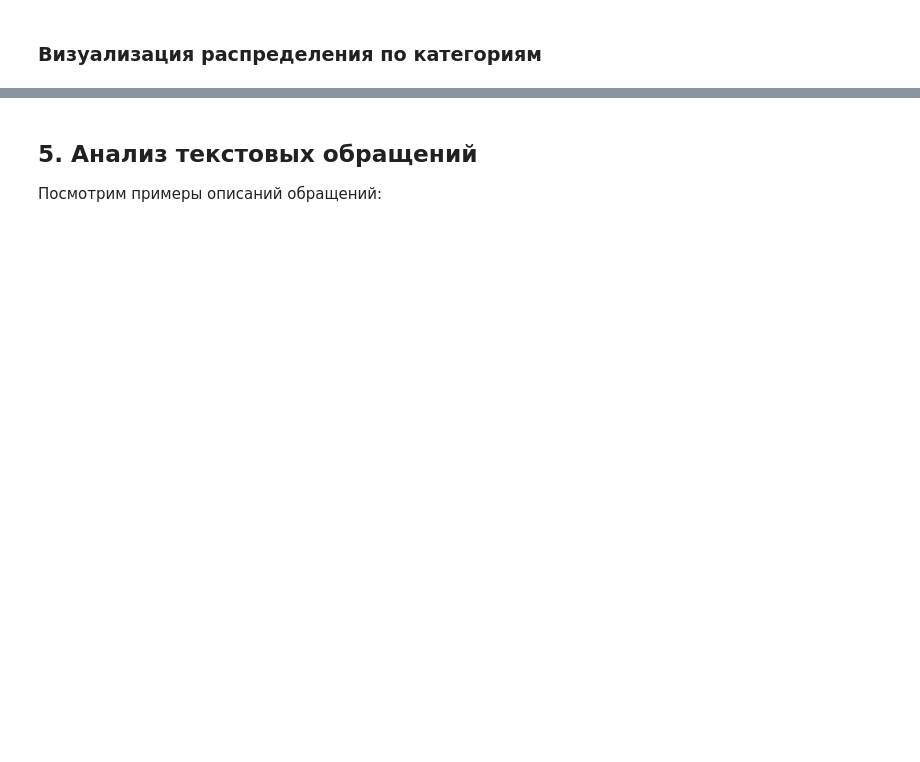
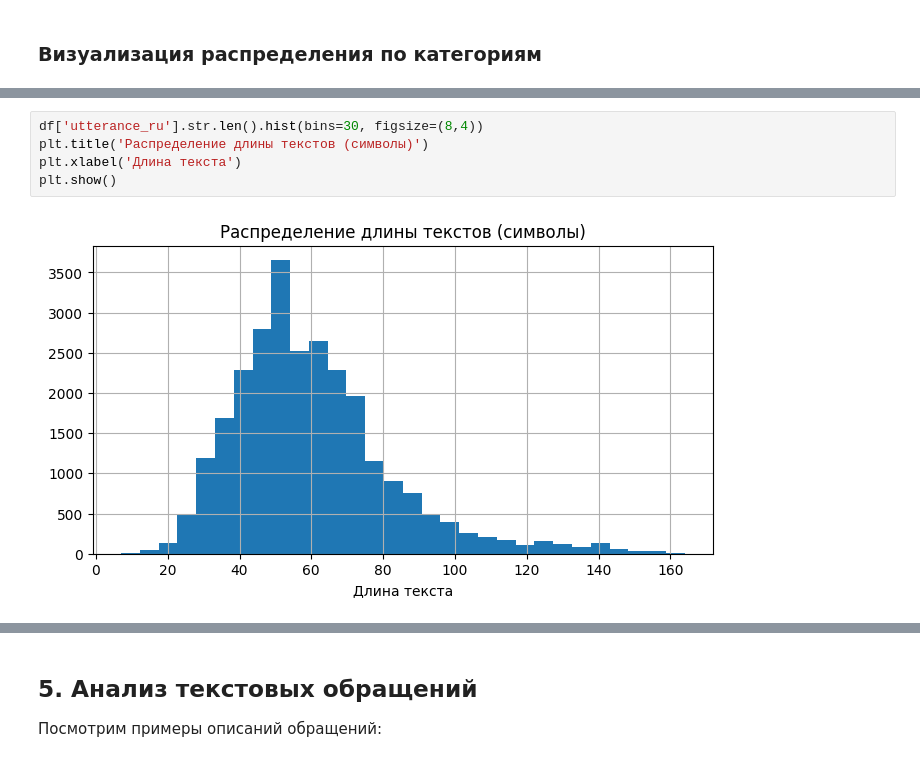
Before and after one commit to 367300/customer-support-ticket, a Jupyter notebook: notebooks/messages_to_technical_support/eda.ipynb, the cells around one changed output, grey strips where cells are left out. Saved outputs shown, nothing was run; the diff lists cells and outputs as text; blank space fills up the shorter version.

```diff
--- a/notebooks/messages_to_technical_support/eda.ipynb
+++ b/notebooks/messages_to_technical_support/eda.ipynb
@@ -130,0 +99,7 @@ Passing `palette` without assigning `hue` is deprecated and will be removed in v
+# %%
+df['utterance_ru'].str.len().hist(bins=30, figsize=(8,4))
+plt.title('Распределение длины текстов (символы)')
+plt.xlabel('Длина текста')
+plt.show()
+# %% [output]
+[figure, added]
```
Also changed, not shown: parts of 26 cells of this notebook, 2 other files.
